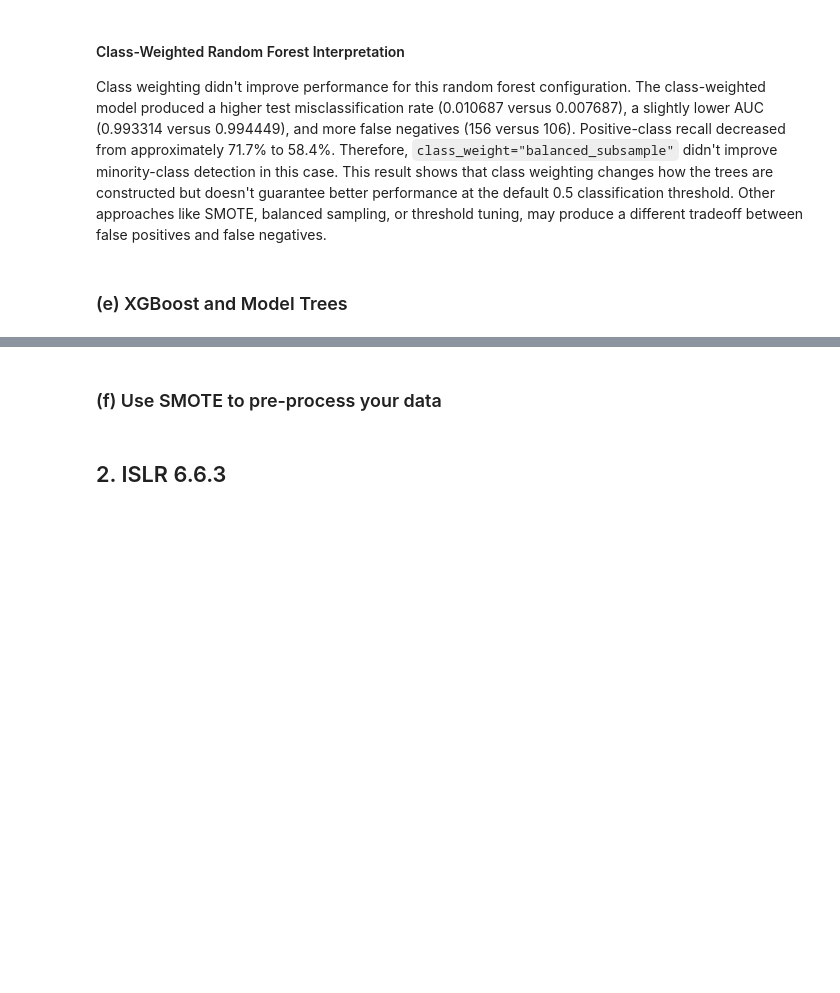
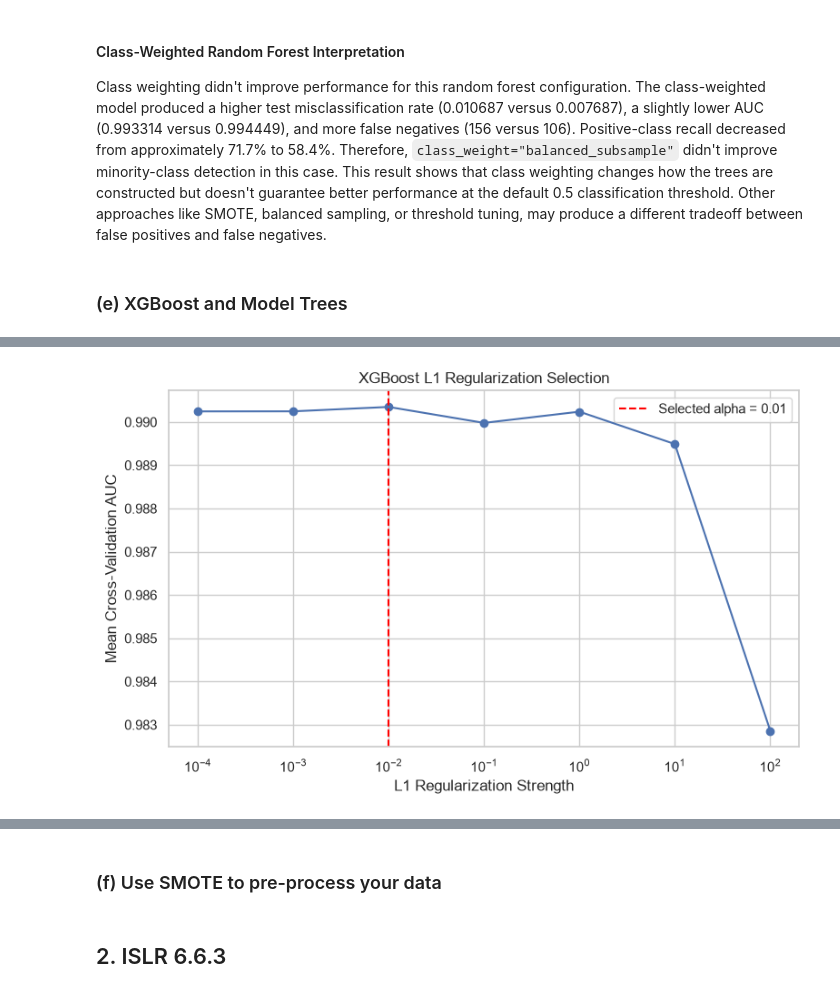
Before and after one commit to manvsatish/dsci-552-hw-6, a Jupyter notebook: notebook/Satish_Manvika_HW6.ipynb, the cells around one changed output, grey strips where cells are left out. Cells and saved outputs as stored; diff of their text form; code cells hidden in the pictures; blank space fills up the shorter version.

```diff
--- a/notebook/Satish_Manvika_HW6.ipynb
+++ b/notebook/Satish_Manvika_HW6.ipynb
@@ -447,3 +447,91 @@ Random forest comparison:
 Class weighting didn't improve performance for this random forest configuration. The class-weighted model produced a higher test misclassification rate (0.010687 versus 0.007687), a slightly lower AUC (0.993314 versus 0.994449), and more false negatives (156 versus 106). Positive-class recall decreased from approximately 71.7% to 58.4%. Therefore, `class_weight="balanced_subsample"` didn't improve minority-class detection in this case. This result shows that class weighting changes how the trees are constructed but doesn't guarantee better performance at the default 0.5 classification threshold. Other approaches like SMOTE, balanced sampling, or threshold tuning, may produce a different tradeoff between false positives and false negatives.
 # %% [markdown]
 ### (e) XGBoost and Model Trees
+# %%
+from sklearn.model_selection import cross_val_predict
+
+xgboost_cv = StratifiedKFold(n_splits=5, shuffle=True, random_state=RANDOM_STATE) #5-fold stratified cross-validation
+xgboost_alpha_values = [0.0, 0.001, 0.01, 0.1, 1.0, 10.0, 100.0] # candidate l1 reg strengths
+
+# std xgboost w/o class-imbalance comp
+uncompensated_xgboost = XGBClassifier(objective="binary:logistic", eval_metric="logloss", n_estimators=200, learning_rate=0.05, max_depth=4, subsample=0.8, colsample_bytree=0.8, tree_method="hist", random_state=RANDOM_STATE, n_jobs=1)
+
+# select reg_alpha using five-fold cv
+xgboost_search = GridSearchCV(estimator=uncompensated_xgboost, param_grid={"reg_alpha": xgboost_alpha_values}, scoring="roc_auc", cv=xgboost_cv, n_jobs=-1, return_train_score=False)
+xgboost_search.fit(X_train, y_train)
+xgboost_cv_results = pd.DataFrame({"reg_alpha": xgboost_alpha_values, "Mean CV AUC": xgboost_search.cv_results_["mean_test_score"], "CV AUC Standard Deviation": xgboost_search.cv_results_["std_test_score"]})
+print("XGBoost alpha cross-validation results:")
+display(xgboost_cv_results.round(6))
+selected_xgboost_alpha = (xgboost_search.best_params_["reg_alpha"])
+best_xgboost = xgboost_search.best_estimator_
+print("Selected XGBoost alpha:", selected_xgboost_alpha)
+
+#oof probabilities est cv performance
+xgboost_cv_probabilities = cross_val_predict(best_xgboost, X_train, y_train, cv=xgboost_cv, method="predict_proba", n_jobs=-1)[:, 1]
+
+xgboost_cv_predictions = (xgboost_cv_probabilities >= 0.5).astype(int)
+xgboost_cv_error = (1 - accuracy_score(y_train, xgboost_cv_predictions))
+xgboost_cv_auc = roc_auc_score(y_train, xgboost_cv_probabilities)
+
+# Training and testing predictions
+xgboost_train_predictions = (best_xgboost.predict(X_train))
+xgboost_test_predictions = (best_xgboost.predict(X_test))
+xgboost_train_probabilities = (best_xgboost.predict_proba(X_train)[:, 1])
+xgboost_test_probabilities = (best_xgboost.predict_proba(X_test)[:, 1])
+xgboost_train_metrics = classification_metrics(y_train, xgboost_train_predictions, xgboost_train_probabilities)
+xgboost_test_metrics = classification_metrics(y_test, xgboost_test_predictions, xgboost_test_probabilities)
+xgboost_results = pd.DataFrame([xgboost_train_metrics, xgboost_test_metrics], index=["Training", "Testing"])
+print("\nUncompensated XGBoost results:")
+display(xgboost_results.round(6))
+
+print("Five-fold CV error estimate:", round(xgboost_cv_error, 6))
+print("Five-fold CV AUC:", round(xgboost_cv_auc, 6))
+print("Test misclassification rate:", round(xgboost_test_metrics["Misclassification Rate"], 6))
+print("Test AUC:", round(xgboost_test_metrics["AUC"], 6))
+plt.figure(figsize=(8, 5)) # plot cv auc for each alpha
+
+plt.semilogx(xgboost_cv_results["reg_alpha"].replace(0, 0.0001), xgboost_cv_results["Mean CV AUC"], marker="o")
+plt.axvline(max(selected_xgboost_alpha, 0.0001), color="red", linestyle="--",
+    label=(
+        f"Selected alpha = "
+        f"{selected_xgboost_alpha}"
+    )
+)
+plt.xlabel("L1 Regularization Strength")
+plt.ylabel("Mean Cross-Validation AUC")
+plt.title("XGBoost L1 Regularization Selection")
+plt.legend()
+plt.tight_layout()
+plt.show()
+figure, axes = plt.subplots(1, 2, figsize=(12, 5)) # Confusion matrices
+ConfusionMatrixDisplay.from_predictions(y_train, xgboost_train_predictions, display_labels=["Negative", "Positive"], cmap="Blues", ax=axes[0], colorbar=False)
+axes[0].set_title("XGBoost Training Confusion Matrix")
+ConfusionMatrixDisplay.from_predictions(y_test, xgboost_test_predictions, display_labels=["Negative", "Positive"], cmap="Blues", ax=axes[1], colorbar=False)
+axes[1].set_title("XGBoost Testing Confusion Matrix")
+plt.tight_layout()
+plt.show()
+
+# ROC curves
+xgboost_train_fpr, xgboost_train_tpr, _ = (roc_curve(y_train, xgboost_train_probabilities))
+xgboost_test_fpr, xgboost_test_tpr, _ = (roc_curve(y_test, xgboost_test_probabilities))
+plt.figure(figsize=(8, 6))
+plt.plot(xgboost_train_fpr, xgboost_train_tpr,
+    label=(
+        "Training "
+        f"(AUC = {xgboost_train_metrics['AUC']:.4f})"
+    )
+)
+plt.plot(xgboost_test_fpr, xgboost_test_tpr,
+    label=(
+        "Testing "
+        f"(AUC = {xgboost_test_metrics['AUC']:.4f})"
+    )
+)
+plt.plot([0, 1], [0, 1], linestyle="--", color="gray")
+plt.xlabel("False Positive Rate")
+plt.ylabel("True Positive Rate")
+plt.title("Uncompensated XGBoost ROC Curves")
+plt.legend()
+plt.tight_layout()
+plt.show()
+# %% [output]
@@ -449,0 +557 @@ Class weighting didn't improve performance for this random forest configuration.
+[figure, added]
```
Also changed, not shown: parts of 2 cells of this notebook.
